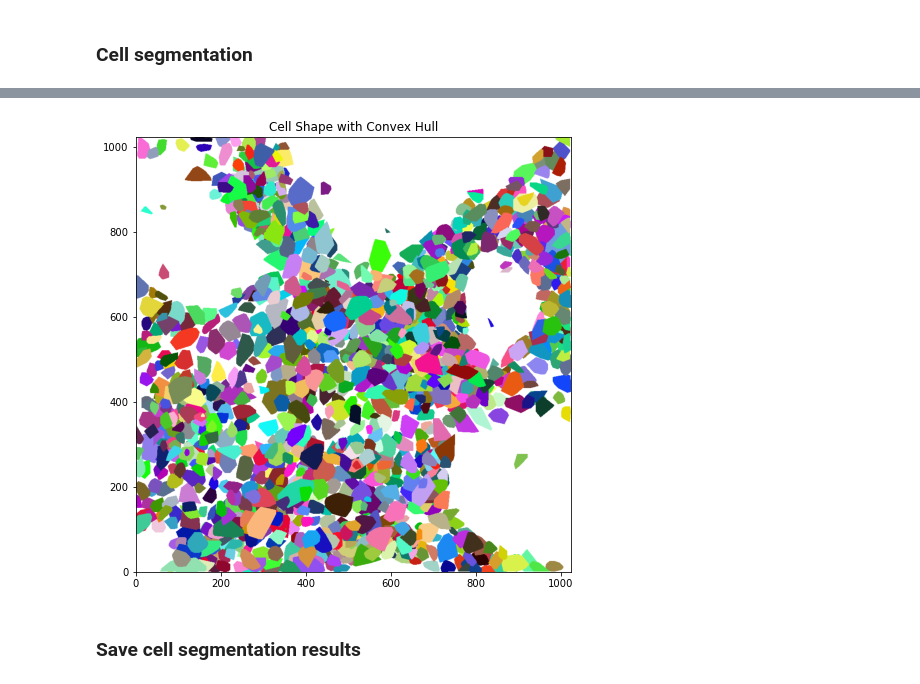
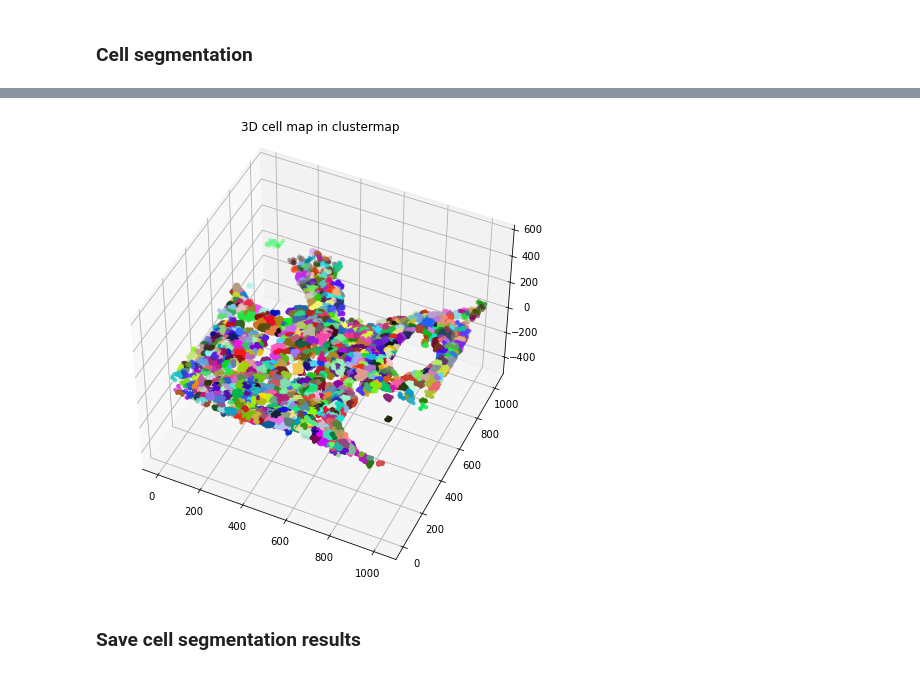
Before and after one commit to wanglab-broad/ClusterMap, a Jupyter notebook: ClusterMap_STARmap_human_cardiac_organoid.ipynb, the cells around one changed output, grey strips where cells are left out. Drawn from its saved outputs; the diff is of its cells as text; code cells hidden in the pictures.

```diff
--- a/ClusterMap_STARmap_human_cardiac_organoid.ipynb
+++ b/ClusterMap_STARmap_human_cardiac_organoid.ipynb
@@ -116,8 +117,8 @@ plt.show()
 # %%
-### plot cell segmentation results in convex hull
-model.create_convex_hulls(figsize=(8,8),plot_with_dapi=True)
+###plot cells in 3D
+model.plot_segmentation_3D(figsize=(8,8),elev=45, azim=-65)
 # %% [output]
-[figure, old version]
+[figure, new version]
 # %% [markdown]
 ### Save cell segmentation results
 # %%
```
Also changed, not shown: parts of 13 cells of this notebook, 13 other files.
